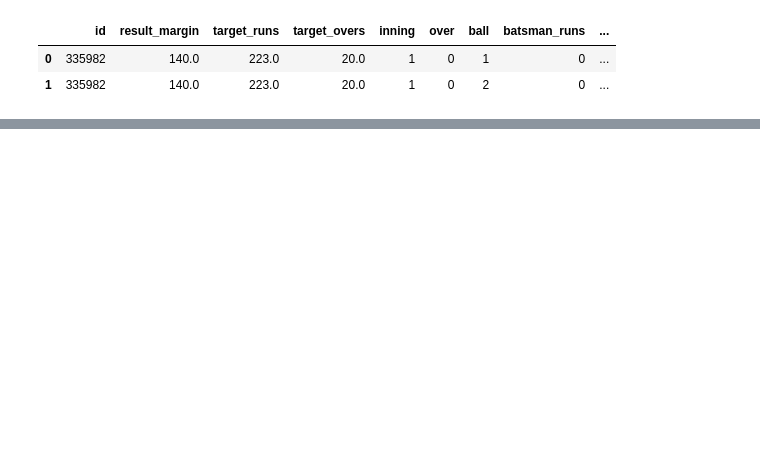
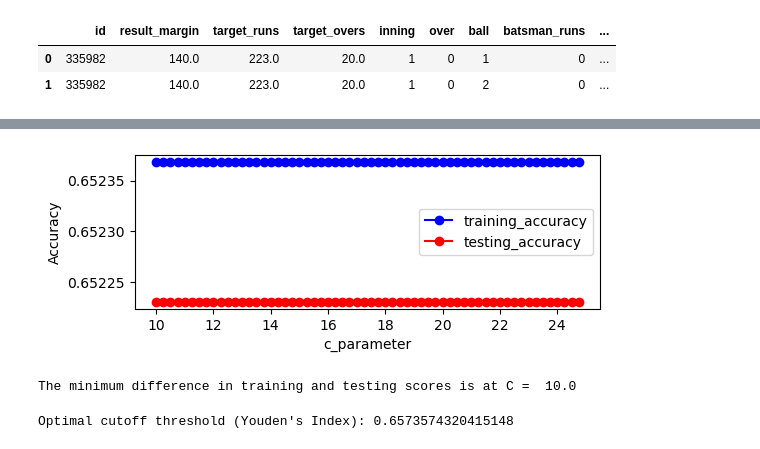
Before and after one commit to AnjaliDadheech/Linear-Regression, a Jupyter notebook: IPL_Kaggle_v01.ipynb, the cells around one changed output, grey strips where cells are left out. Saved outputs shown, nothing was run; the diff lists cells and outputs as text; code cells hidden in the pictures; blank space fills up the shorter version.

```diff
--- a/IPL_Kaggle_v01.ipynb
+++ b/IPL_Kaggle_v01.ipynb
@@ -164,0 +247,29 @@ SyntaxError: Missing parentheses in call to 'print'. Did you mean print(...)? (3
+# %%
+# Using Brute Force Method to identify best value for  C
+
+c = np.arange(10,25,0.25)
+train_acc = []
+test_acc = []
+for i in c:
+    clf = LogisticRegression(penalty = 'l2', C = i)
+
+    clf.fit(X_train,y_train)
+    pred = clf.predict(X_test)
+    train_acc.append(clf.score(X_train,y_train))
+    test_acc.append(accuracy_score(pred, y_test))
+# %%
+# lot for accuracy of training and testing data
+plt.figure(figsize=(6,2))
+plt.plot(c,train_acc, marker = 'o', color = 'b',label='training_accuracy')
+plt.plot(c,test_acc, marker = 'o', color = 'r',label='testing_accuracy')
+plt.xlabel('c_parameter')
+plt.ylabel('Accuracy')
+plt.legend()
+plt.show()
+
+diff = np.array(train_acc) - np.array(test_acc)
+min_idx = np.argmin(diff)
+print("The minimum difference in training and testing scores is at C = ",c[min_idx])
+# %% [output]
+[figure, added]
+The minimum difference in training and testing scores is at C =  10.0
@@ -164,0 +281,8 @@ SyntaxError: Missing parentheses in call to 'print'. Did you mean print(...)? (3
+# %%
+# Get the optimal threshold
+optimal_threshold = thresholds[best_index]
+
+# Print the optimal threshold
+print("Optimal cutoff threshold (Youden's Index):", optimal_threshold)
+# %% [output]
+Optimal cutoff threshold (Youden's Index): 0.6573574320415148
```
Also changed, not shown: parts of 65 cells of this notebook.
